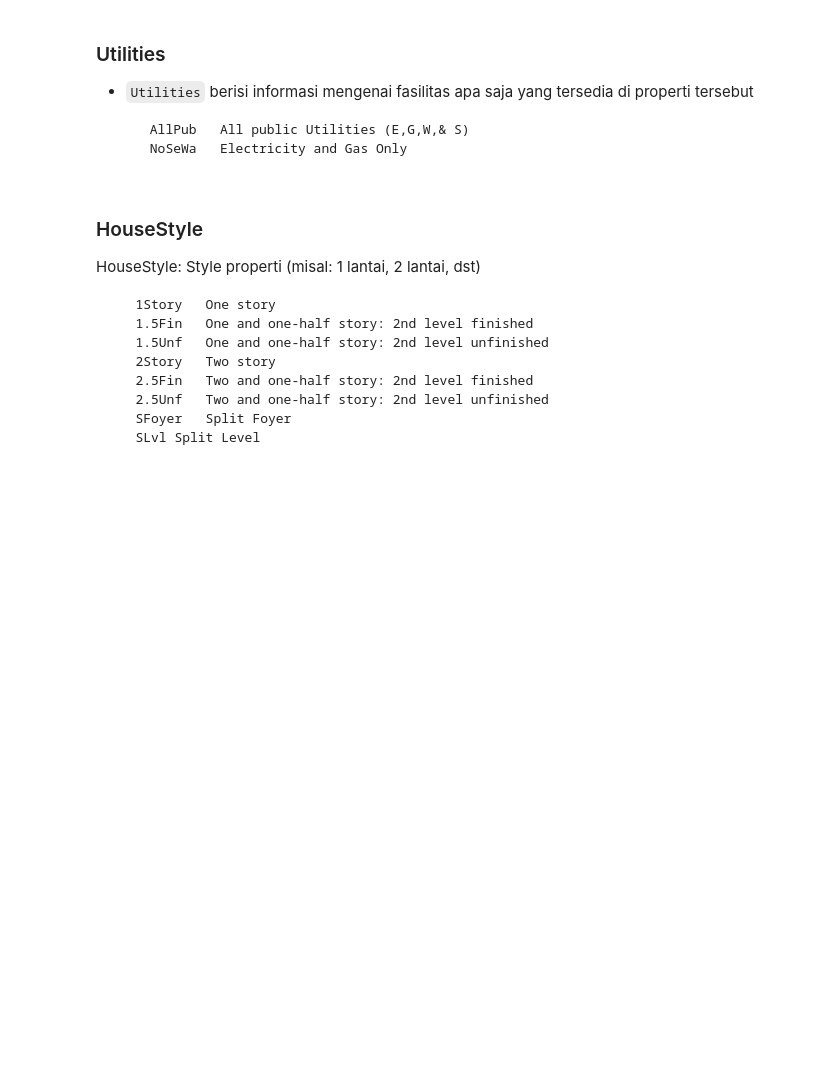
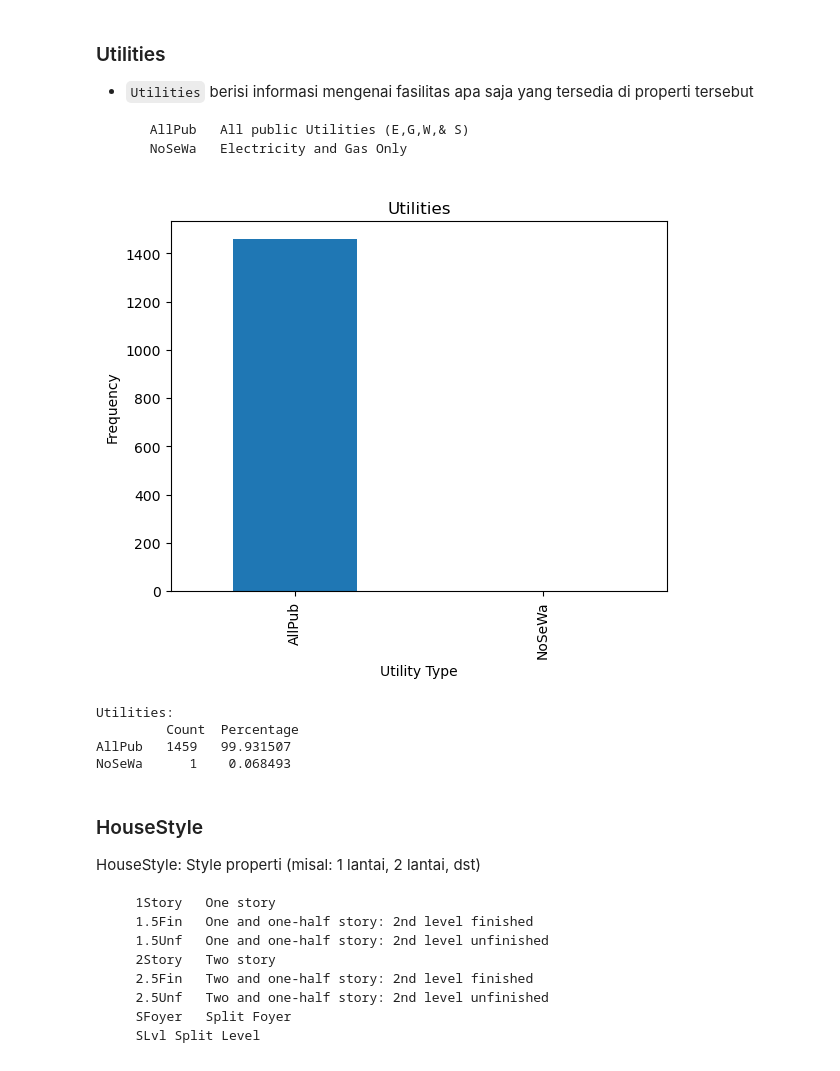
Before and after one commit to fikriazh/Final-Project-Data-Science, a Jupyter notebook: Case Study 02/Project_Based_Learning_Case_02.ipynb, the cells around one changed output. Saved outputs shown, nothing was run; the diff lists cells and outputs as text; code cells hidden in the pictures; blank space fills up the shorter version.

```diff
--- a/Case Study 02/Project_Based_Learning_Case_02.ipynb
+++ b/Case Study 02/Project_Based_Learning_Case_02.ipynb
@@ -17,4 +17,7 @@ import warnings
 warnings.simplefilter(action='ignore', category=FutureWarning)
 # %%
 # Import data -- Silakan di-import berdasarkan direktori masing-masing
-house = ...
+
+house = pd.read_csv('train_house.csv')
+
+house
@@ -26,0 +38,6 @@ house = ...
+# %%
+# drop NaN
+
+house = house.dropna(axis=1)
+
+house
@@ -54,3 +93,27 @@ house = ...
+# %%
+### Barplot Utilities
+
+import matplotlib.pyplot as plt
+
+util_counts = house["Utilities"].value_counts()
+util_counts.plot.bar()
+
+plt.title("Utilities")
+plt.xlabel("Utility Type")
+plt.ylabel("Frequency")
+plt.show()
+
+# Count and calculate percentage for Utilities column
+util_counts = house["Utilities"].value_counts()
+util_percents = util_counts / len(house) * 100
+util_table = pd.concat([util_counts, util_percents], axis=1, keys=['Count', 'Percentage'])
+print("Utilities:\n", util_table)
+# %% [output]
+[figure, added]
+Utilities:
+         Count  Percentage
+AllPub   1459   99.931507
+NoSeWa      1    0.068493
 # %% [markdown]
 ### HouseStyle
 
```
Also changed, not shown: parts of 38 cells of this notebook, 33 other files.
